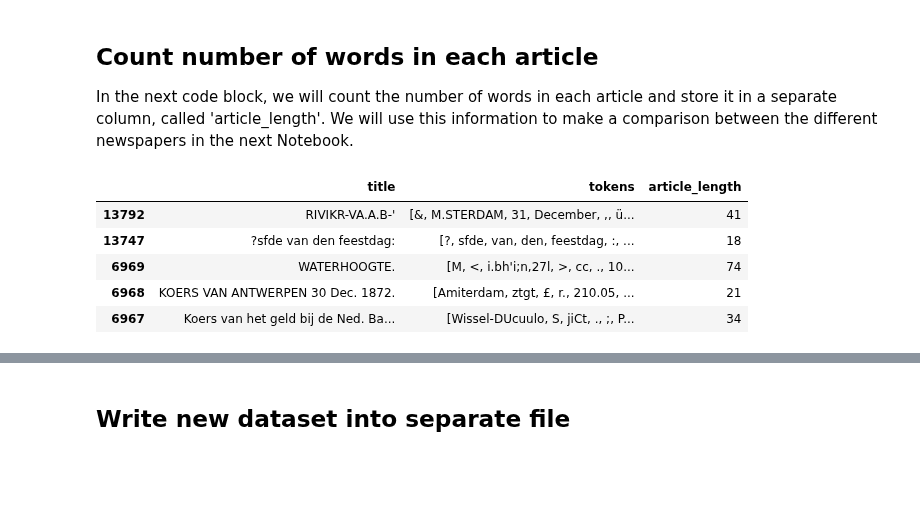
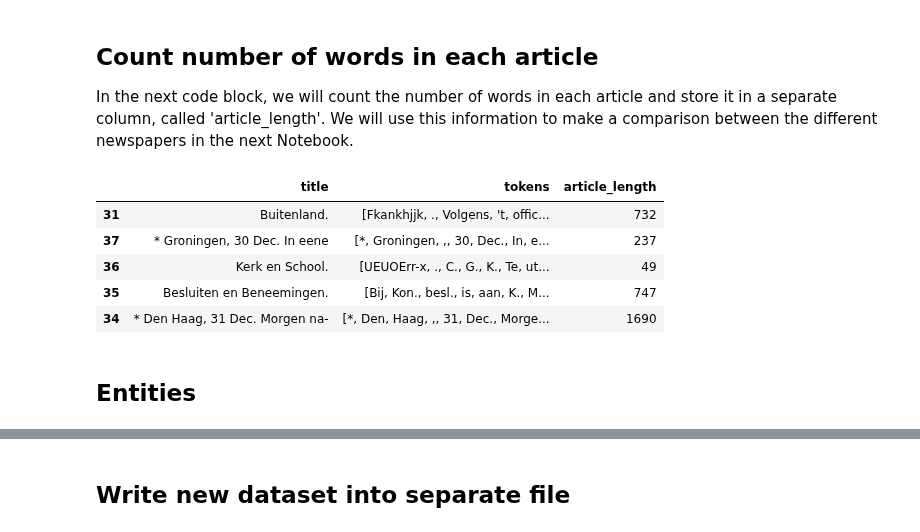
Before and after one commit to KBNLresearch/TutorialSummerschool, a Jupyter notebook: 03_Basic_preprocessing.ipynb, the cells around one changed output, grey strips where cells are left out. Drawn from its saved outputs; the diff is of its cells as text; code cells hidden in the pictures; blank space fills up the shorter version.

```diff
--- a/03_Basic_preprocessing.ipynb
+++ b/03_Basic_preprocessing.ipynb
@@ -62,0 +82,6 @@ data.head()
+# %%
+import pickle
+
+# Deserialize
+with open('data/processed_docs.pkl', 'rb') as f:
+    processed_docs = pickle.load(f)
@@ -72,4 +103,4 @@ def get_token(doc):
 # %% [markdown]
 Create a "Token" column in the DataFrame. This column stores the words in each article as a list, which is useful in later steps.
 # %%
-data['tokens'] = data['doc'].apply(get_token)
+processed_docs['tokens'] = processed_docs['doc'].apply(get_token)
@@ -94,7 +122,7 @@ def get_lemma(doc):
 # %% [markdown]
 Create 'lemma' column in the DataFrame.
 # %%
-data['lemmas'] = data['doc'].apply(get_lemma)
+processed_docs['lemmas'] = processed_docs['doc'].apply(get_lemma)
 # %% [markdown]
 Display lemmas and tokens.
 # %%
@@ -115,22 +143,24 @@ In the next code block, we will count the number of words in each article and st
 # %%
 ## Retrieve the length of each article in the corpus and store it in the DataFrame
 
 ## Create empty list to store the lengths
 article_lengths = []
 
 ## Retrieve length of each article and store in list
-for index, row in data.iterrows():
+for index, row in processed_docs.iterrows():
     article_lengths.append(len(row['tokens']))
 
 ## Append list to DataFrame
-data['article_length'] = article_lengths
+processed_docs['article_length'] = article_lengths
 
 ## Show the first rows of title, tokens and article length in DataFrame
-data[['title', 'tokens', 'article_length']].head()
+processed_docs[['title', 'tokens', 'article_length']].head()
 # %% [output]
 |  | title | tokens | article_length |
-| 13792 | RIVIKR-VA.A.B-' | [&, M.STERDAM, 31, December, ,, ü... | 41 |
-| 13747 | ?sfde van den feestdag: | [?, sfde, van, den, feestdag, :, ... | 18 |
-| 6969 | WATERHOOGTE. | [M, <, i.bh'i;n,27l, >, cc, ., 10... | 74 |
-| 6968 | KOERS VAN ANTWERPEN 30 Dec. 1872. | [Amiterdam, ztgt, £, r., 210.05, ... | 21 |
-| 6967 | Koers van het geld bij de Ned. Ba... | [Wissel-DUcuulo, S, jiCt, ., ;, P... | 34 |
+| 31 | Buitenland. | [Fkankhjjk, ., Volgens, 't, offic... | 732 |
+| 37 | * Groningen, 30 Dec. In eene | [*, Groningen, ,, 30, Dec., In, e... | 237 |
+| 36 | Kerk en School. | [UEUOErr-x, ., C., G., K., Te, ut... | 49 |
+| 35 | Besluiten en Beneemingen. | [Bij, Kon., besl., is, aan, K., M... | 747 |
+| 34 | * Den Haag, 31 Dec. Morgen na- | [*, Den, Haag, ,, 31, Dec., Morge... | 1690 |
+# %% [markdown]
+## Entities
```
Also changed, not shown: parts of 19 cells of this notebook, 43 other files.
